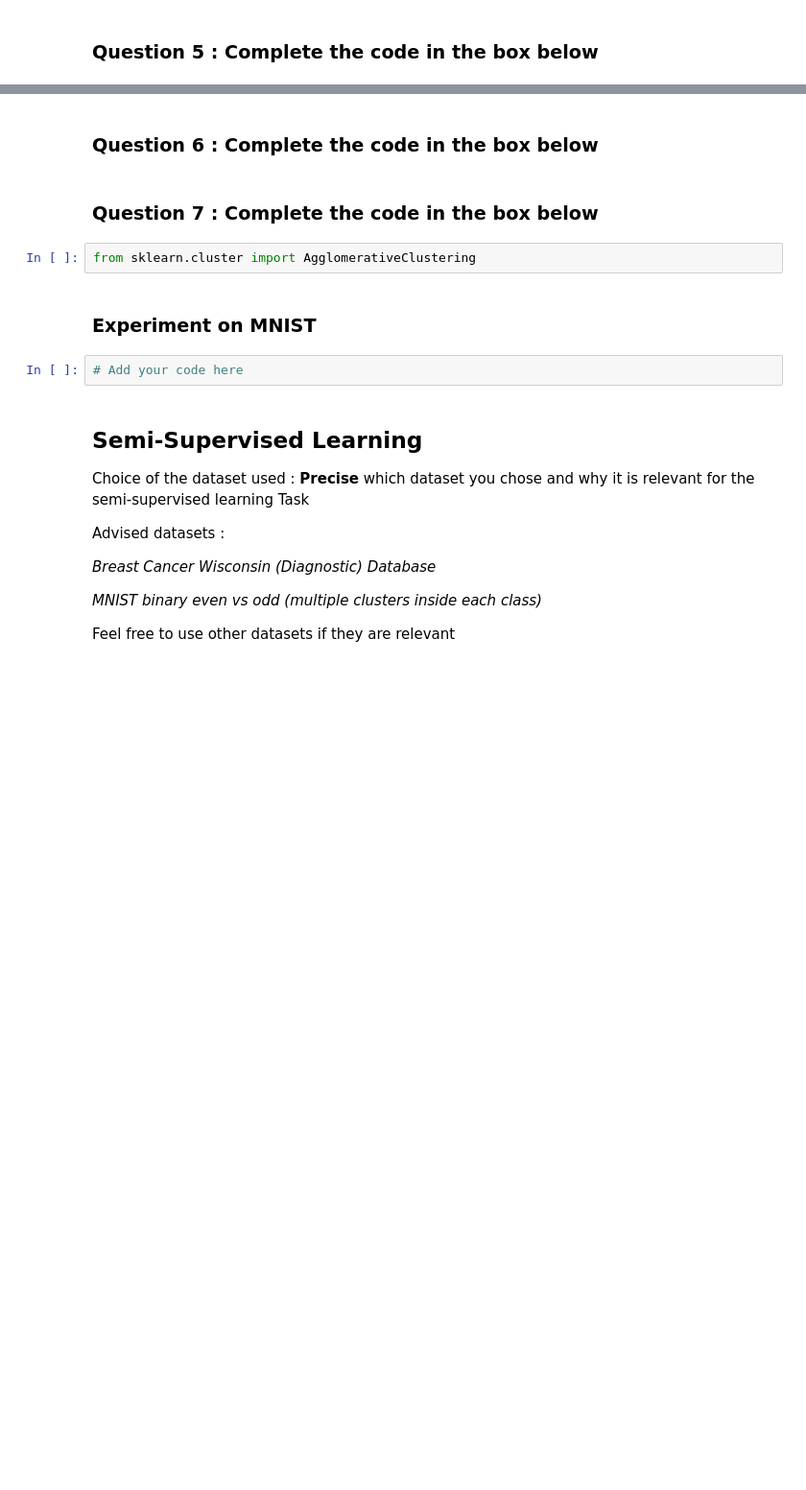
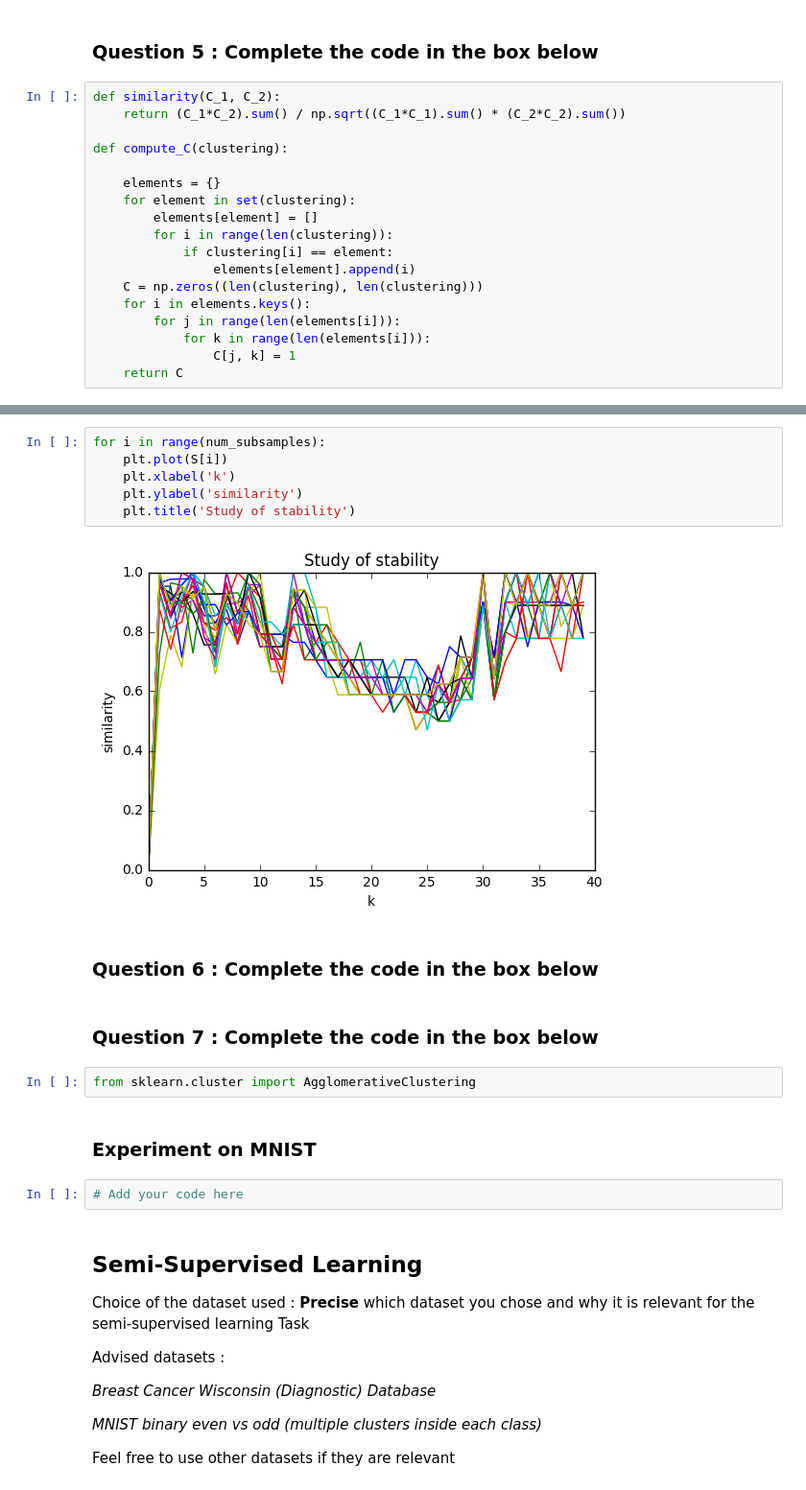
Before and after one commit to petermartigny/Advanced-Machine-Learning, a Jupyter notebook: Atmani_Martigny_TP2_group_1.ipynb, the cells around one changed output, grey strips where cells are left out. Shown: that part at 96% size. Saved outputs shown, nothing was run; the diff lists cells and outputs as text; blank space fills up the shorter version.

```diff
--- a/Atmani_Martigny_TP2_group_1.ipynb
+++ b/Atmani_Martigny_TP2_group_1.ipynb
@@ -204,2 +205,20 @@ plot_cluster(0.05, 2, 10)
 # %% [markdown]
 ### Question 5 : Complete the code in the box below
+# %%
+def similarity(C_1, C_2):
+    return (C_1*C_2).sum() / np.sqrt((C_1*C_1).sum() * (C_2*C_2).sum())
+
+def compute_C(clustering):
+
+    elements = {}
+    for element in set(clustering):
+        elements[element] = []
+        for i in range(len(clustering)):
+            if clustering[i] == element:
+                elements[element].append(i)
+    C = np.zeros((len(clustering), len(clustering)))
+    for i in elements.keys():
+        for j in range(len(elements[i])):
+            for k in range(len(elements[i])):
+                C[j, k] = 1
+    return C
@@ -206,3 +266,11 @@ plot_cluster(0.05, 2, 10)
+# %%
+for i in range(num_subsamples):
+    plt.plot(S[i])
+    plt.xlabel('k')
+    plt.ylabel('similarity')
+    plt.title('Study of stability')
+# %% [output]
+[figure, added]
 # %% [markdown]
 ### Question 6 : Complete the code in the box below
 # %% [markdown]
```
Also changed, not shown: parts of 9 cells of this notebook, 4 other files.
